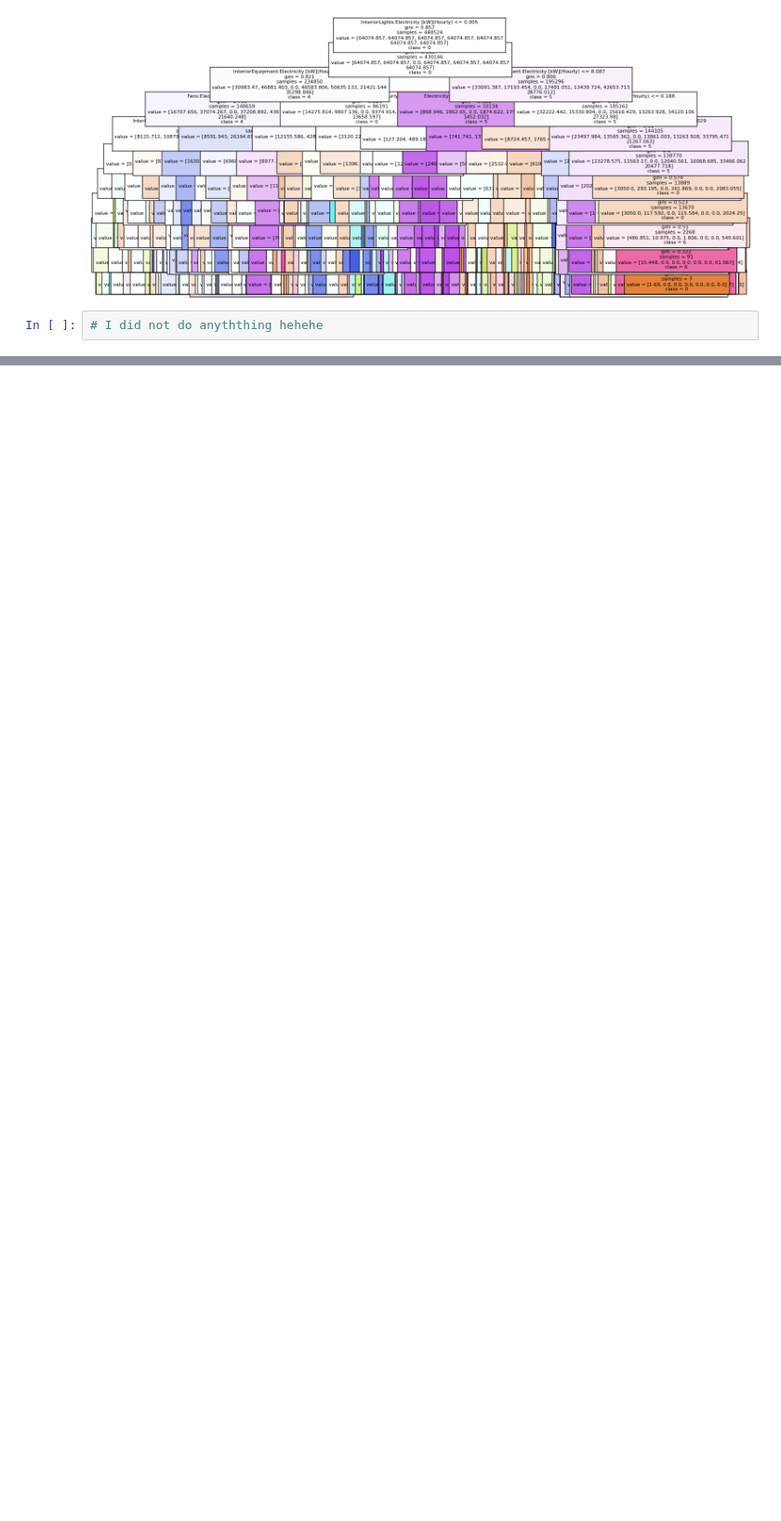
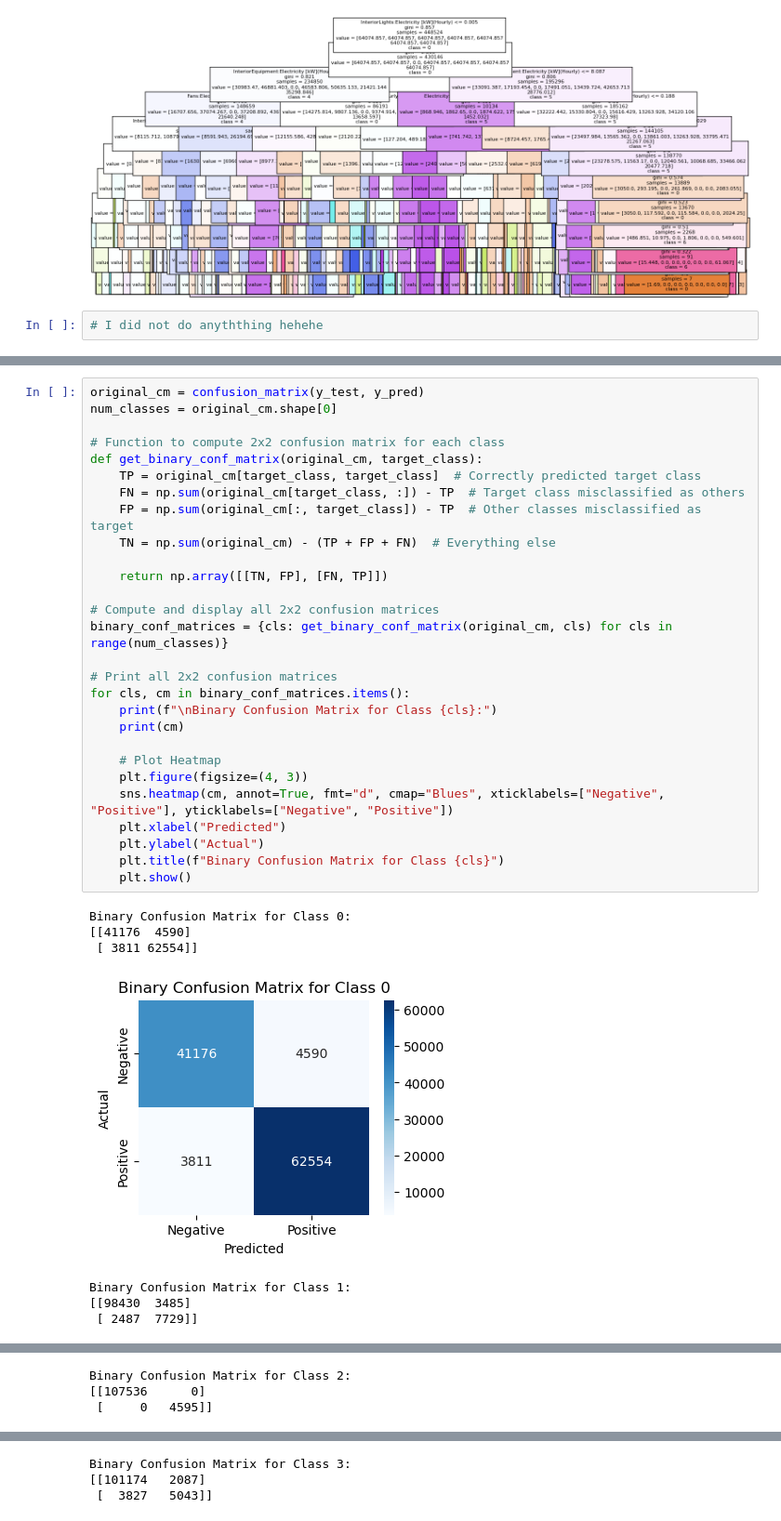
Before and after one commit to Anmol-G-K/Smart-Grid-Electricity-Theft-Detection, a Jupyter notebook: main.ipynb, the cells around one changed output, grey strips where cells are left out. Shown at 93% size. Drawn from its saved outputs; the diff is of its cells as text; blank space fills up the shorter version.

```diff
--- a/main.ipynb
+++ b/main.ipynb
@@ -112,0 +200,36 @@ weighted avg       0.69      0.68      0.68    112131
+# %%
+original_cm = confusion_matrix(y_test, y_pred)
+num_classes = original_cm.shape[0]
+
+# Function to compute 2x2 confusion matrix for each class
+def get_binary_conf_matrix(original_cm, target_class):
+    TP = original_cm[target_class, target_class]  # Correctly predicted target class
+    FN = np.sum(original_cm[target_class, :]) - TP  # Target class misclassified as others
+    FP = np.sum(original_cm[:, target_class]) - TP  # Other classes misclassified as target
+    TN = np.sum(original_cm) - (TP + FP + FN)  # Everything else
+
+    return np.array([[TN, FP], [FN, TP]])
+
+# Compute and display all 2x2 confusion matrices
+binary_conf_matrices = {cls: get_binary_conf_matrix(original_cm, cls) for cls in range(num_classes)}
+
+# Print all 2x2 confusion matrices
+for cls, cm in binary_conf_matrices.items():
+    print(f"\nBinary Confusion Matrix for Class {cls}:")
+    print(cm)
+
+    # Plot Heatmap
+    plt.figure(figsize=(4, 3))
+    sns.heatmap(cm, annot=True, fmt="d", cmap="Blues", xticklabels=["Negative", "Positive"], yticklabels=["Negative", "Positive"])
+    plt.xlabel("Predicted")
+    plt.ylabel("Actual")
+    plt.title(f"Binary Confusion Matrix for Class {cls}")
+    plt.show()
+# %% [output]
+Binary Confusion Matrix for Class 0:
+[[41176  4590]
+ [ 3811 62554]]
+[figure, added]
+Binary Confusion Matrix for Class 1:
+[[98430  3485]
+ [ 2487  7729]]
@@ -112,0 +237,3 @@ weighted avg       0.69      0.68      0.68    112131
+Binary Confusion Matrix for Class 2:
+[[107536      0]
+ [     0   4595]]
@@ -112,0 +241,3 @@ weighted avg       0.69      0.68      0.68    112131
+Binary Confusion Matrix for Class 3:
+[[101174   2087]
+ [  3827   5043]]
```
Also changed, not shown: parts of 2 cells of this notebook.
